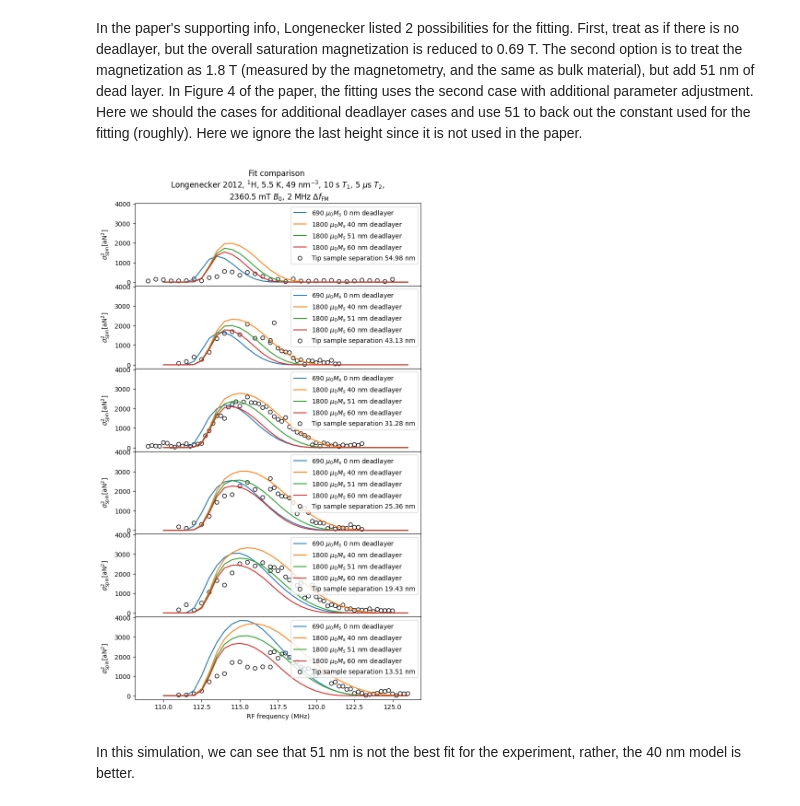
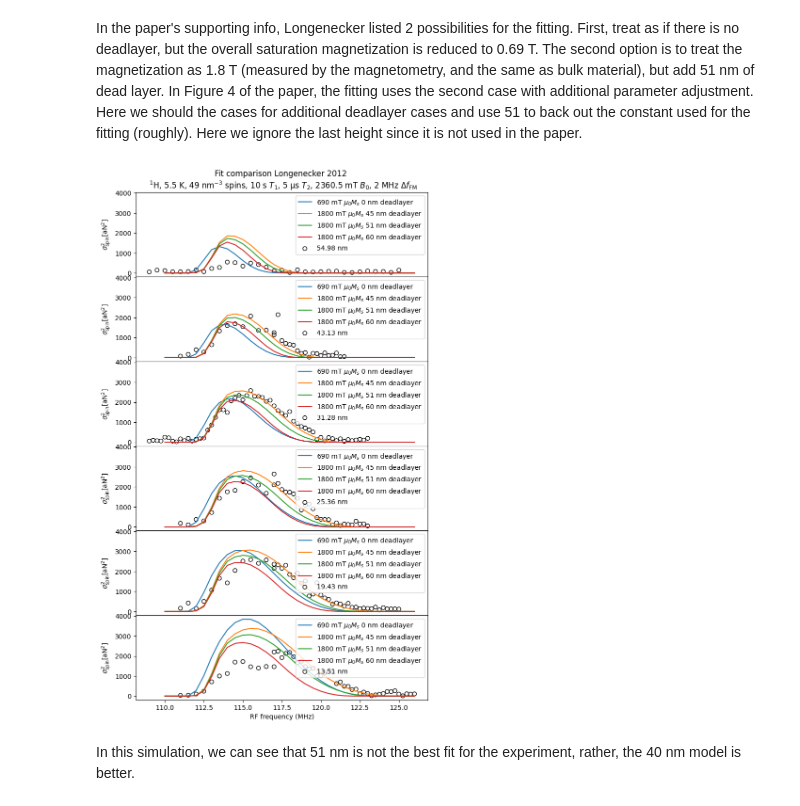
Before and after one commit to Marohn-Group/mrfmsim-examples, a Jupyter notebook: examples/example_ibmcyclic_Longenecker2012nov.ipynb, the cells around one changed output. Drawn from its saved outputs; the diff is of its cells as text; code cells hidden in the pictures.

```diff
--- a/examples/example_ibmcyclic_Longenecker2012nov.ipynb
+++ b/examples/example_ibmcyclic_Longenecker2012nov.ipynb
@@ -227,7 +227,7 @@ import glob
 
 # read the dat files and convert them into pandas (not mat files according to the script above)
 # get the list of files (sorted by time)
-flist = sorted(glob.glob("data/*.dat"))
+flist = sorted(glob.glob("data/longenecker/*.dat"))
 
 # the files are treated differently, the first two and the middle ten are processed differently
 # the middle ones are the most complicated stitching i have ever seen
@@ -251,7 +251,7 @@ end
 from collections import namedtuple
 import numpy as np
 
-data = namedtuple("data", ["Dts", "F", "Freq", "Fstdv"])
+data_tuple = namedtuple("data", ["Dts", "F", "Freq", "Fstdv"])
 freqscan_1 = []
 
 for f in flist_1:
@@ -262,7 +262,7 @@ for f in flist_1:
     F = datfile[:, 47]  # Spin noise signal [aN^2]
     Freq = datfile[:, 53] / 1e6  # RF freq [MHz]
     Fstdv = datfile[:, 6]  # standard deviation of spin noise signal
-    d = data(Dts, F, Freq, Fstdv)
+    d = data_tuple(Dts, F, Freq, Fstdv)
     freqscan_1.append(d)
 # %% [markdown]
 the matlab file
@@ -291,7 +291,7 @@ for f1, f2 in grouped_flist_2:
     Fstdv = np.concatenate(
         (datfile2[:, 6], datfile1[:, 6])
     )  # standard deviation of spin noise signal
-    d = data(Dts, F, Freq, Fstdv)
+    d = data_tuple(Dts, F, Freq, Fstdv)
     freqscan_2.append(d)
 # %%
 # combine the data set and sort it by tip sample separation
@@ -367,12 +367,12 @@ In Figure 4 of the paper, the fitting uses the second case with additional param
 Here we should the cases for additional deadlayer cases and use 51 to back out the constant used for the fitting (roughly).
 Here we ignore the last height since it is not used in the paper.
 # %%
-key_format = "{} $\mu_0M_s$ {} nm deadlayer"
+key_format = "{} mT $\mu_0M_s$ {} nm deadlayer"
 signal_damage = {}
 
 # magnet with deadlayer or reduced magnetization
 
-for mu0_Ms, dlayer in [(690, 0), (1800, 40), (1800, 51), (1800, 60)]:
+for mu0_Ms, dlayer in [(690, 0), (1800, 45), (1800, 51), (1800, 60)]:
     magnet_d = RectangularMagnet(
         length=[225.0, 79.0, 1494.0 - dlayer],
         mu0_Ms=mu0_Ms,
@@ -387,37 +387,38 @@ import matplotlib.pyplot as plt
 
 fig = plt.figure(figsize=(8, 14))
 
 gs = fig.add_gridspec(6, hspace=0.0)
 axs = gs.subplots(sharex=True, sharey=True)
 
 
 for i, sig in enumerate(freqscan):
     for m, sim_sig in signal_damage.items():
         # only look at dF2_spin
         sim_sig = [-s[0] for s in sim_sig[i]]
         axs[i].plot(f_rf_list / 1e6, sim_sig, label=f"{m}")
 
     axs[i].scatter(
         sig.Freq,
         sig.F,
         color="none",
         edgecolor="black",
-        label=f"Tip sample separation {sig.Dts:.2f} nm",
+        label=f"{sig.Dts:.2f} nm",
     )
     axs[i].legend(loc="upper right")
 
 for ax in axs.flat:
     ax.label_outer()
     ax.set_xlabel("RF frequency (MHz)")
     ax.set_ylabel("$\sigma^2_\mathrm{spin} [\mathrm{aN}^2]$")
 
 axs[0].set_title(
-    "Fit comparison \nLongenecker 2012, $^1$H, 5.5 K, 49 nm$^{-3}$, "
-    "10 s $T_1$, 5 $\mu$s $T_2$, \n 2360.5 mT $B_0$, 2 MHz $\Delta f_\mathrm{FM}$"
+    "Fit comparison Longenecker 2012 \n $^1$H, 5.5 K, 49 nm$^{-3}$ spins, "
+    "10 s $T_1$, 5 $\mathrm{\mu}$s $T_2$, 2360.5 mT $B_0$, 2 MHz $\Delta f_\mathrm{FM}$"
 )
+plt.savefig("figures/longenecker_fit_comparison.pdf")
 plt.show()
 # %% [output]
-[figure, old version]
+[figure, new version]
 # %% [markdown]
 In this simulation, we can see that 51 nm is not the best fit for the experiment, rather, the 40 nm model is better.
 # %% [markdown]
```
Also changed, not shown: parts of 4 cells of this notebook, 21 other files.
